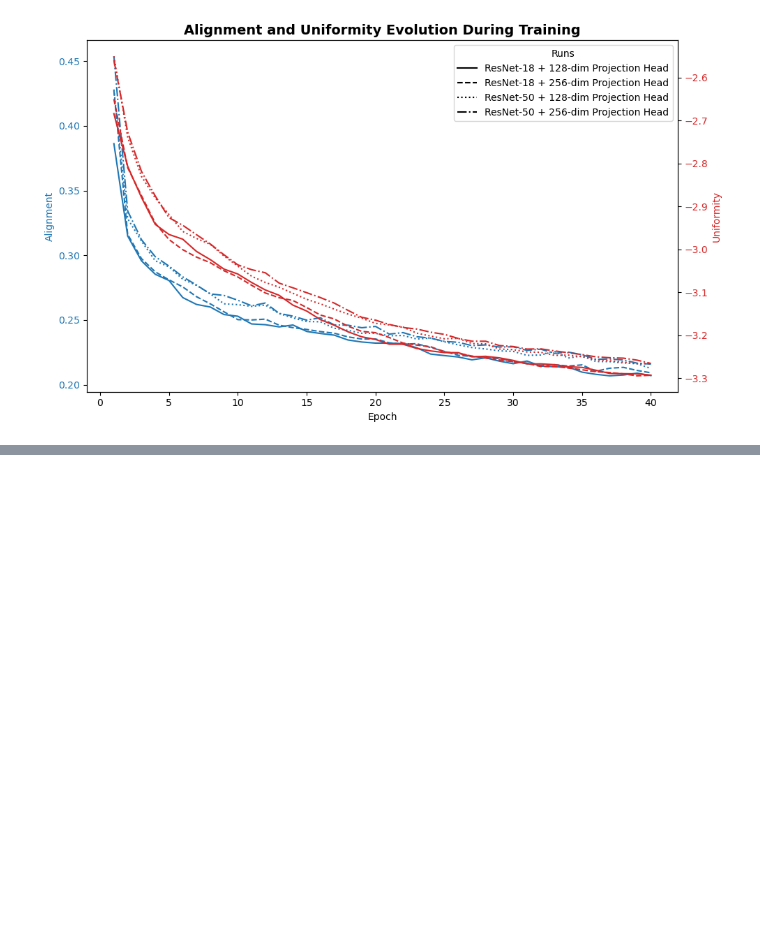
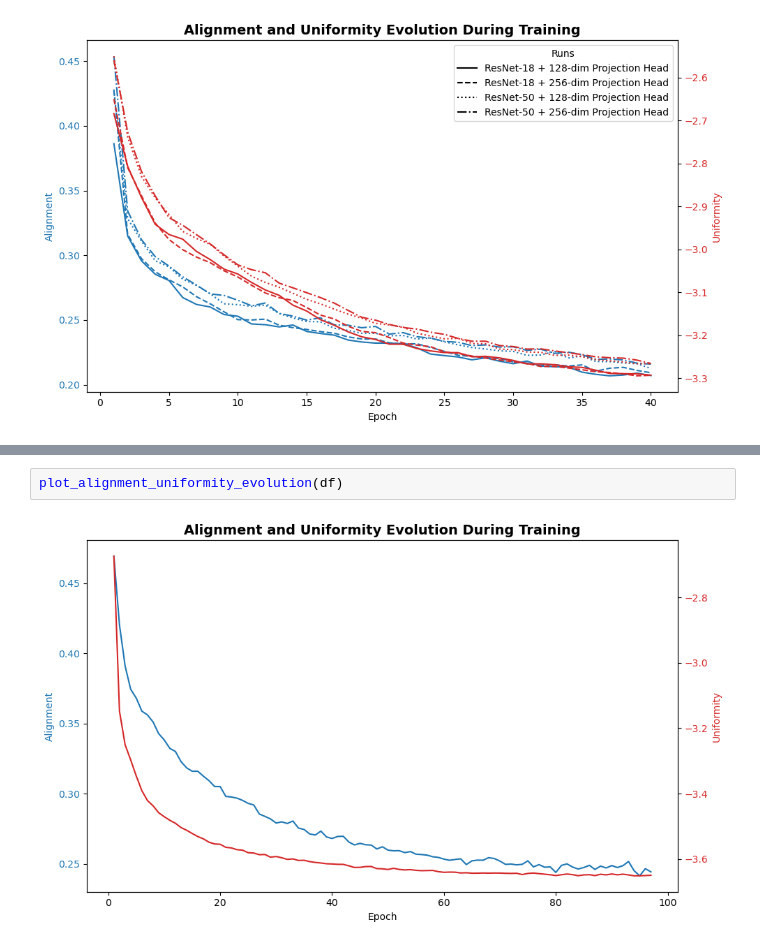
Before and after one commit to aurorapujols/treball-final-de-grau, a Jupyter notebook: notebooks/03_ssl_training.ipynb, the cells around one changed output, grey strips where cells are left out. Drawn from its saved outputs; the diff is of its cells as text; blank space fills up the shorter version.

```diff
--- a/notebooks/03_ssl_training.ipynb
+++ b/notebooks/03_ssl_training.ipynb
@@ -611,0 +622,4 @@ plot_alignment_uniformity_evolution_multi(dfs, labels)
+# %%
+plot_alignment_uniformity_evolution(df)
+# %% [output]
+[figure, added]
```
Also changed, not shown: parts of 10 cells of this notebook, 11 other files.
